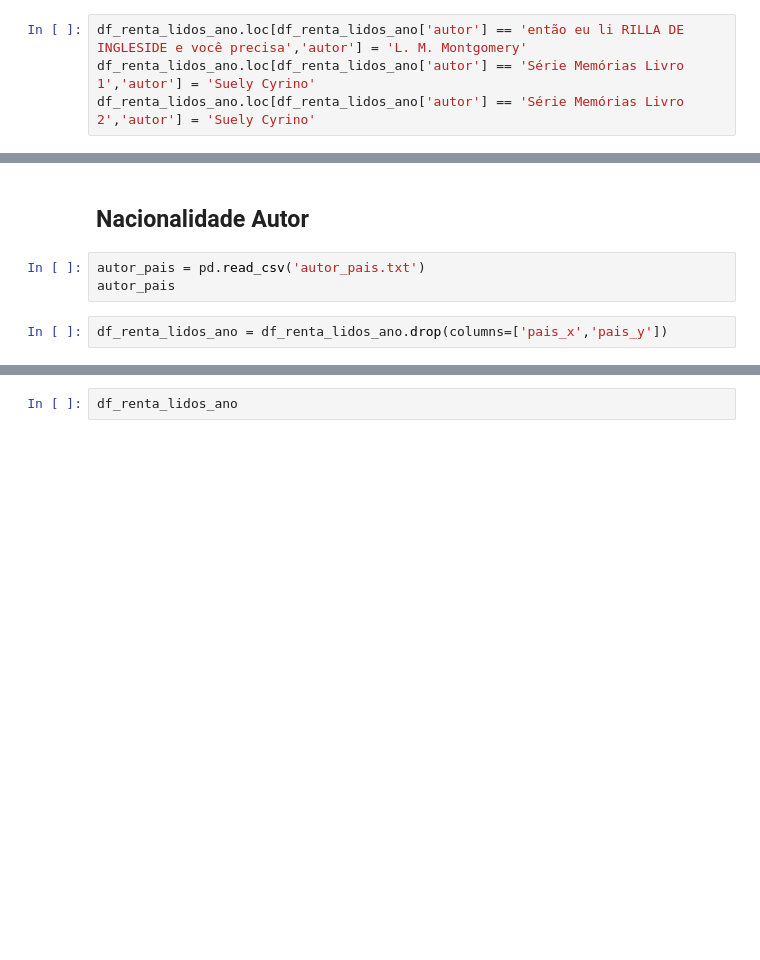
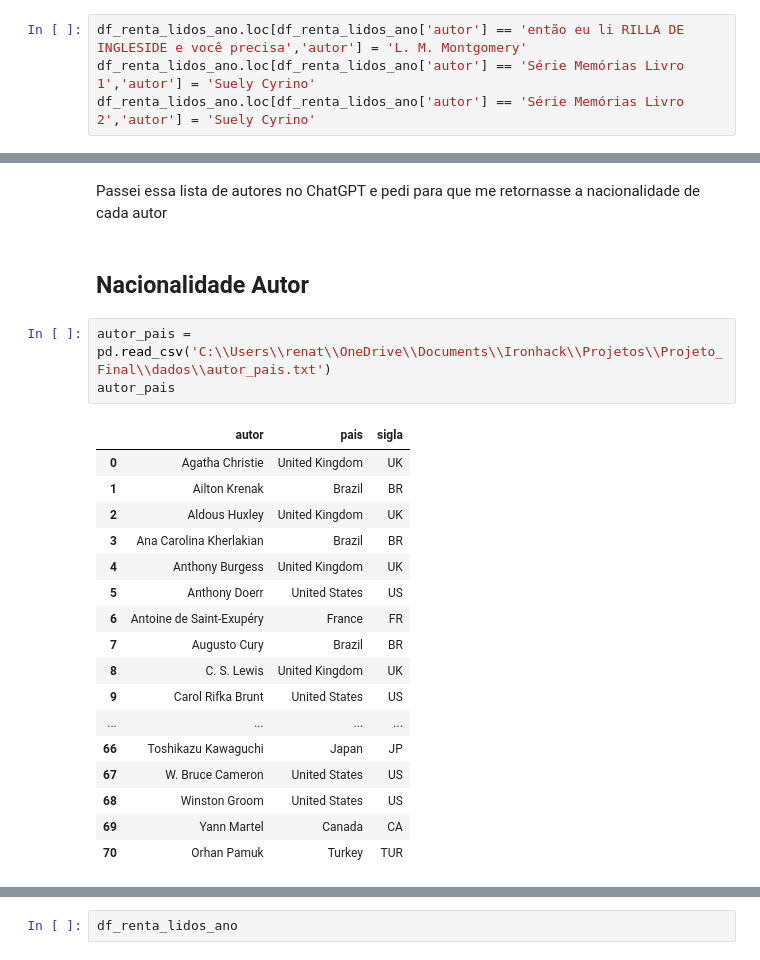
Before and after one commit to RenataFukuda/Projeto_Final_DAPT87, a Jupyter notebook: Final_1_WS.ipynb, the cells around one changed output, grey strips where cells are left out. Saved outputs shown, nothing was run; the diff lists cells and outputs as text; blank space fills up the shorter version.

```diff
--- a/Final_1_WS.ipynb
+++ b/Final_1_WS.ipynb
@@ -279,10 +341,28 @@ autores
+# %% [markdown]
+Passei essa lista de autores no ChatGPT e pedi para que me retornasse a nacionalidade de cada autor
 # %% [markdown]
 ## Nacionalidade Autor
 # %%
-autor_pais = pd.read_csv('autor_pais.txt')
+autor_pais = pd.read_csv('C:\\Users\\renat\\OneDrive\\Documents\\Ironhack\\Projetos\\Projeto_Final\\dados\\autor_pais.txt')
 autor_pais
+# %% [output]
+|  | autor | pais | sigla |
+| 0 | Agatha Christie | United Kingdom | UK |
+| 1 | Ailton Krenak | Brazil | BR |
+| 2 | Aldous Huxley | United Kingdom | UK |
+| 3 | Ana Carolina Kherlakian | Brazil | BR |
+| 4 | Anthony Burgess | United Kingdom | UK |
+| 5 | Anthony Doerr | United States | US |
+| 6 | Antoine de Saint-Exupéry | France | FR |
+| 7 | Augusto Cury | Brazil | BR |
+| 8 | C. S. Lewis | United Kingdom | UK |
+| 9 | Carol Rifka Brunt | United States | US |
+| ... | ... | ... | ... |
+| 66 | Toshikazu Kawaguchi | Japan | JP |
+| 67 | W. Bruce Cameron | United States | US |
+| 68 | Winston Groom | United States | US |
+| 69 | Yann Martel | Canada | CA |
+| 70 | Orhan Pamuk | Turkey | TUR |
-# %%
-df_renta_lidos_ano = df_renta_lidos_ano.drop(columns=['pais_x','pais_y'])
 # %%
 df_renta_lidos_ano = pd.merge(df_renta_lidos_ano, autor_pais, how = 'left', on = 'autor')
 df_renta_lidos_ano
```
Also changed, not shown: parts of 30 cells of this notebook, 2 other files.
